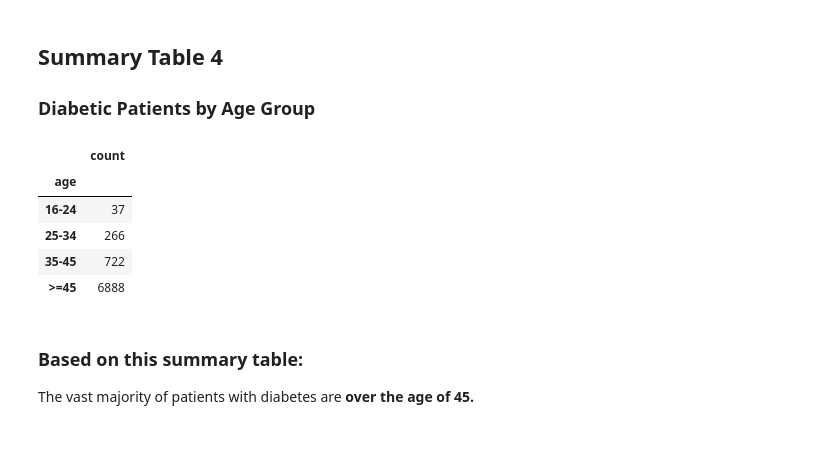
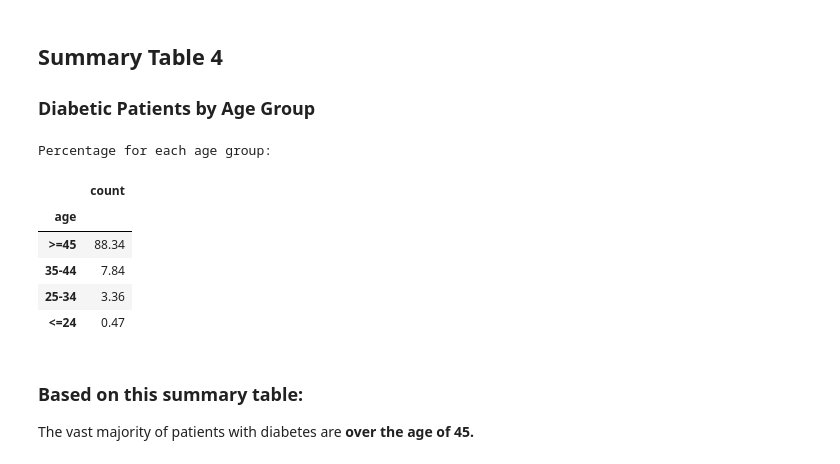
Before and after one commit to K01t0N/project-1, a Jupyter notebook: data_notebook.ipynb, the cells around one changed output. Cells and saved outputs as stored; diff of their text form; code cells hidden in the pictures.

Commit message:
adding of summary tables

```diff
--- a/data_notebook.ipynb
+++ b/data_notebook.ipynb
@@ -258,30 +258,34 @@ summary_3a
 
 ### Diabetic Patients by Age Group
 # %%
+# Age category percentages:
 def get_age_group(age):
    age = int(age)
-   if age <= 15:
-       return "<=15"
-   elif age <= 24:
-       return "16-24"
+   if age <= 24:
+       return "<=24"
    elif age <= 34:
        return "25-34"
-   elif age <= 45:
-       return "35-45"
+   elif age <= 44:
+       return "35-44"
    else:
        return ">=45"
 age_groups = diabetes_df['age'].apply(get_age_group)
-# Display the counts for each age group
-age_group_counts = age_groups.value_counts().sort_index()
-summary_4 = pd.DataFrame(age_group_counts)
-summary_4
+
+# Display the percentage for each age group
+age_group_counts = age_groups.value_counts()
+print("Percentage for each age group:")
+age_age_groups = round(((age_group_counts)/ len(diabetes_df) * 100), 2)
+pd.DataFrame(age_age_groups)
+
+# Round these numbers by 2!
 # %% [output]
+Percentage for each age group:
 |  | count |
 | age |  |
-| 16-24 | 37 |
-| 25-34 | 266 |
-| 35-45 | 722 |
-| >=45 | 6888 |
+| >=45 | 88.34 |
+| 35-44 | 7.84 |
+| 25-34 | 3.36 |
+| <=24 | 0.47 |
 # %% [markdown]
 ### Based on this summary table:
 
```
Also changed, not shown: parts of 3 cells of this notebook.
